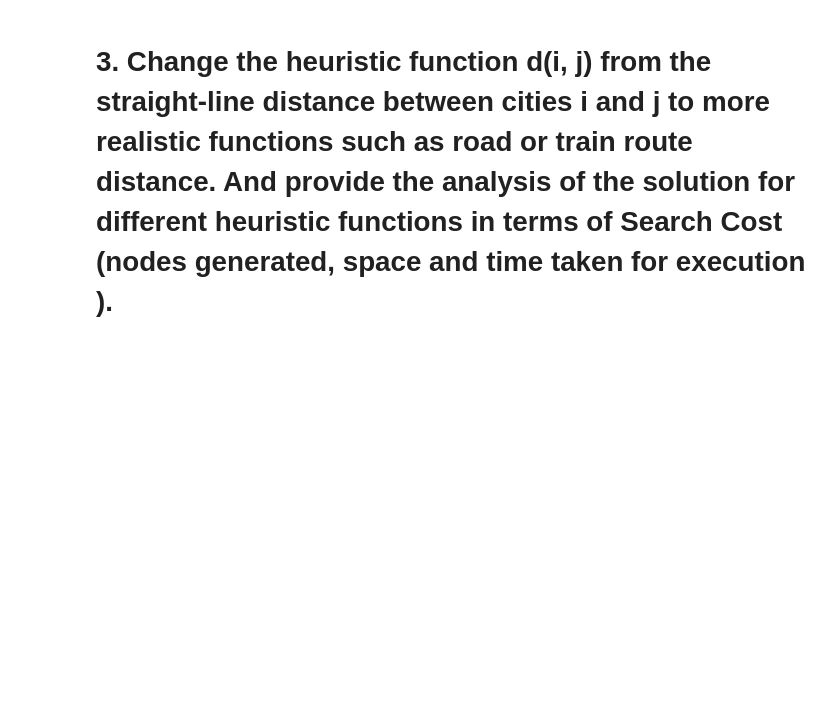
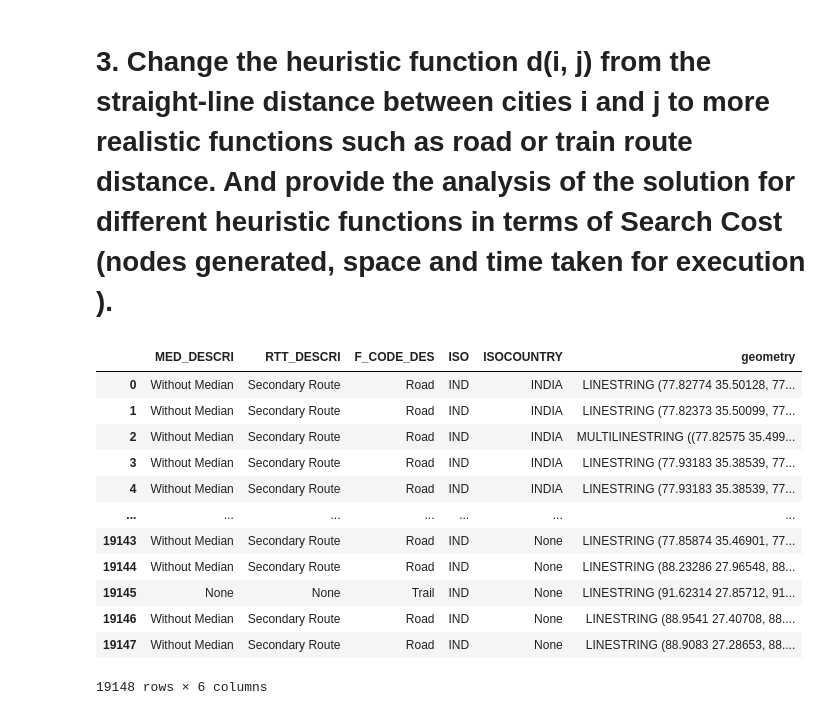
Before and after one commit to mahanteshimath/AI_ASSIGNMENT1, a Jupyter notebook: Python_Code/AI_ASSGNMENT1.ipynb, the cells around one changed output. Drawn from its saved outputs; the diff is of its cells as text; code cells hidden in the pictures; blank space fills up the shorter version.

```diff
--- a/Python_Code/AI_ASSGNMENT1.ipynb
+++ b/Python_Code/AI_ASSGNMENT1.ipynb
@@ -1382,4 +1439,23 @@ Time taken: 0.1421 seconds
 [figure]
 # %% [markdown]
 # 3. Change the heuristic function d(i, j) from the straight-line distance between cities i and j to more realistic functions such as road or train route distance. And provide the analysis of the solution for different heuristic functions in terms of Search Cost (nodes generated, space and time taken for execution ).
+# %%
+import geopandas as gpd
+shapefile_path='../data/IND_roads.shp'
+roads = gpd.read_file(shapefile_path)
+roads
+# %% [output]
+|  | MED_DESCRI | RTT_DESCRI | F_CODE_DES | ISO | ISOCOUNTRY | geometry |
+| 0 | Without Median | Secondary Route | Road | IND | INDIA | LINESTRING (77.82774 35.50128, 77... |
+| 1 | Without Median | Secondary Route | Road | IND | INDIA | LINESTRING (77.82373 35.50099, 77... |
+| 2 | Without Median | Secondary Route | Road | IND | INDIA | MULTILINESTRING ((77.82575 35.499... |
+| 3 | Without Median | Secondary Route | Road | IND | INDIA | LINESTRING (77.93183 35.38539, 77... |
+| 4 | Without Median | Secondary Route | Road | IND | INDIA | LINESTRING (77.93183 35.38539, 77... |
+| ... | ... | ... | ... | ... | ... | ... |
+| 19143 | Without Median | Secondary Route | Road | IND | None | LINESTRING (77.85874 35.46901, 77... |
+| 19144 | Without Median | Secondary Route | Road | IND | None | LINESTRING (88.23286 27.96548, 88... |
+| 19145 | None | None | Trail | IND | None | LINESTRING (91.62314 27.85712, 91... |
+| 19146 | Without Median | Secondary Route | Road | IND | None | LINESTRING (88.9541 27.40708, 88.... |
+| 19147 | Without Median | Secondary Route | Road | IND | None | LINESTRING (88.9083 27.28653, 88.... |
+19148 rows × 6 columns
 # %%
```
Also changed, not shown: parts of 7 cells of this notebook.
